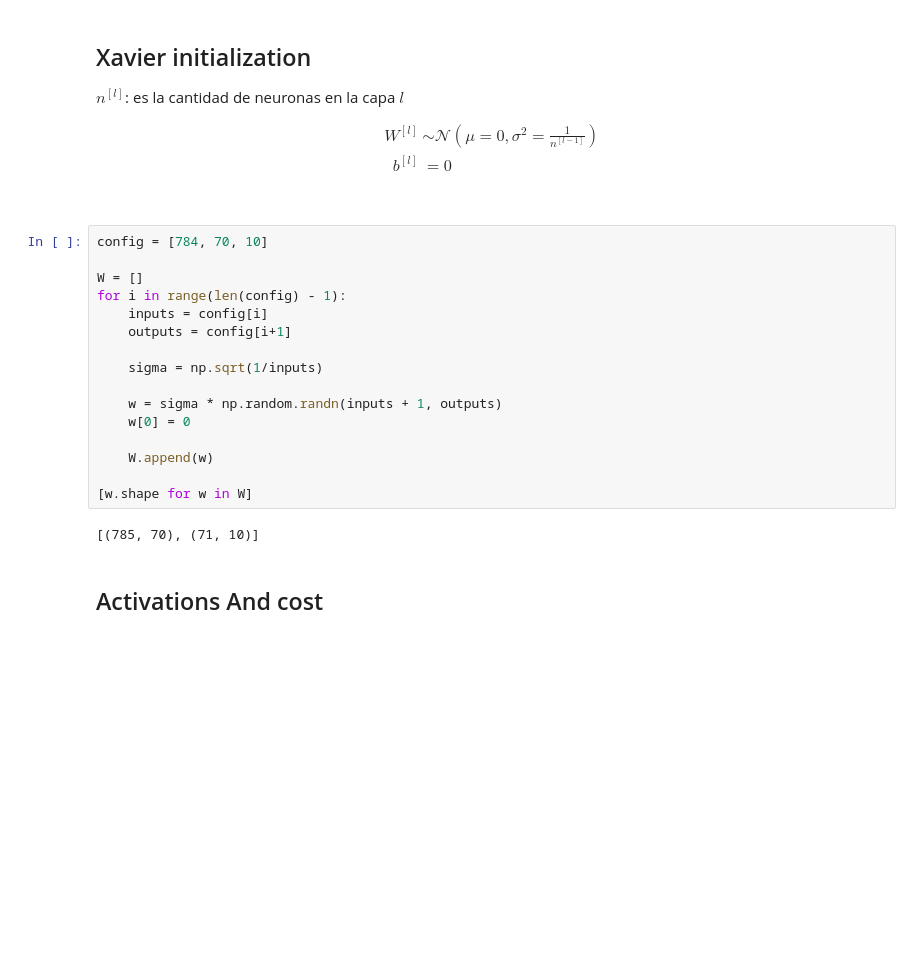
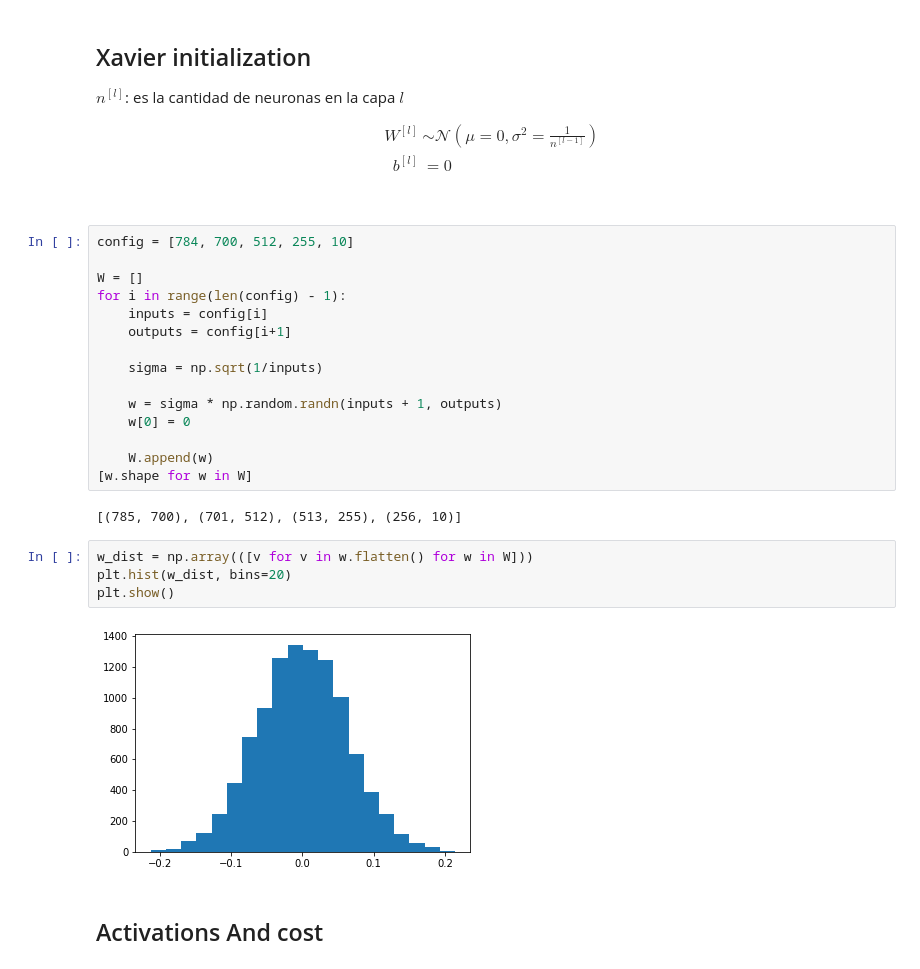
Before and after one commit to juan19932carlos/Notebooks, a Jupyter notebook: ML Coursera/neuralNetworkMINST.ipynb, the cells around one changed output. Saved outputs shown, nothing was run; the diff lists cells and outputs as text; blank space fills up the shorter version.

```diff
--- a/ML Coursera/neuralNetworkMINST.ipynb
+++ b/ML Coursera/neuralNetworkMINST.ipynb
@@ -48,5 +31,5 @@ $$\begin{aligned}W^{[l]} &\sim \mathcal{N}(\mu=0,\sigma^2 = \frac{1}{n^{[l-1]}})
 # %%
-config = [784, 70, 10]
+config = [784, 700, 512, 255, 10]
 
 W = []
 for i in range(len(config) - 1):
@@ -59,10 +42,15 @@ for i in range(len(config) - 1):
     w[0] = 0
 
     W.append(w)
-
 [w.shape for w in W]
 # %% [output]
-[(785, 70), (71, 10)]
+[(785, 700), (701, 512), (513, 255), (256, 10)]
+# %%
+w_dist = np.array(([v for v in w.flatten() for w in W]))
+plt.hist(w_dist, bins=20)
+plt.show()
+# %% [output]
+[figure, added]
 # %% [markdown]
 ## Activations And cost
 # %%
```
Also changed, not shown: parts of 13 cells of this notebook.
